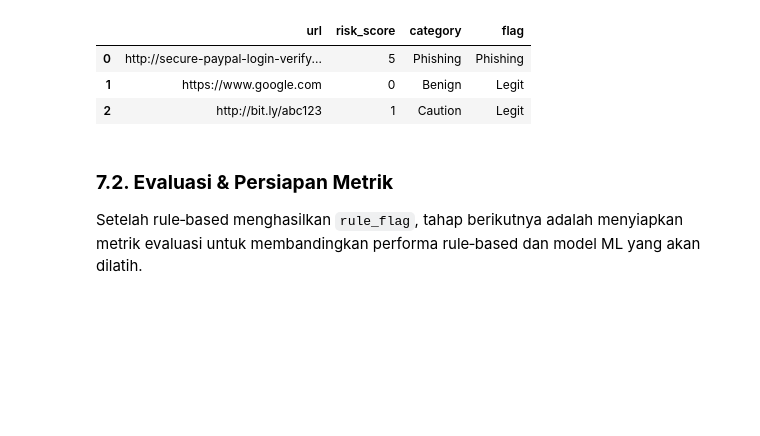
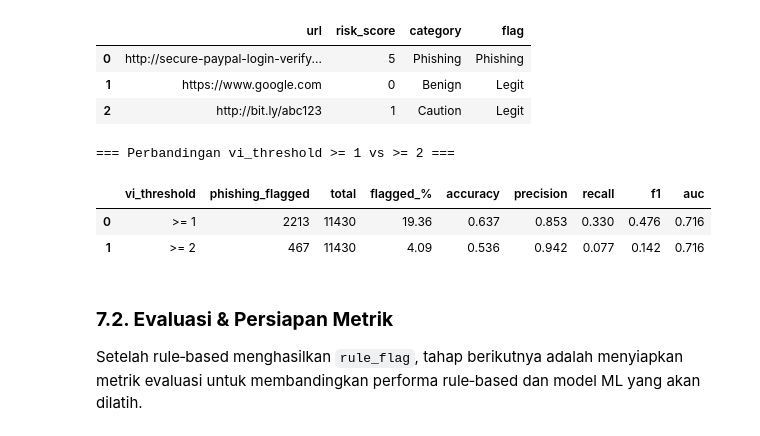
Before and after one commit to rubenmartogi/Phishing-Website-Detection-using-XGBoost-and-RFM, a Jupyter notebook: Phishing Website Detection_Models & Training.ipynb, the cells around one changed output. Saved outputs shown, nothing was run; the diff lists cells and outputs as text; code cells hidden in the pictures; blank space fills up the shorter version.

```diff
--- a/Phishing Website Detection_Models & Training.ipynb
+++ b/Phishing Website Detection_Models & Training.ipynb
@@ -459,6 +459,49 @@ Name: count, dtype: int64
 | 0 | http://secure-paypal-login-verify... | 5 | Phishing | Phishing |
 | 1 | https://www.google.com | 0 | Benign | Legit |
 | 2 | http://bit.ly/abc123 | 1 | Caution | Legit |
+# %%
+# ====== PERBANDINGAN VI_THRESHOLD >= 1 vs >= 2 ======
+from sklearn.metrics import accuracy_score, precision_score, recall_score, f1_score, roc_auc_score
+
+rows = []
+for t in [1, 2]:
+    rule1_flag_t = (vi_count >= t)
+    rule_flag_t = ((rule1_flag_t) | (risk_score >= 7)).astype(int)
+
+    acc   = accuracy_score(y_true, rule_flag_t)
+    prec  = precision_score(y_true, rule_flag_t, zero_division=0)
+    rec   = recall_score(y_true, rule_flag_t, zero_division=0)
+    f1    = f1_score(y_true, rule_flag_t, zero_division=0)
+
+    # AUC pakai risk_score sebagai proxy confidence
+    try:
+        auc = roc_auc_score(y_true, risk_score)
+    except Exception:
+        auc = None
+
+    phishing_flagged = rule_flag_t.sum()
+    total = len(rule_flag_t)
+
+    rows.append({
+        "vi_threshold": f">= {t}",
+        "phishing_flagged": phishing_flagged,
+        "total": total,
+        "flagged_%": round(phishing_flagged / total * 100, 2),
+        "accuracy": round(acc, 3),
+        "precision": round(prec, 3),
+        "recall": round(rec, 3),
+        "f1": round(f1, 3),
+        "auc": round(auc, 3) if auc else None,
+    })
+
+df_threshold_compare = pd.DataFrame(rows)
+print("=== Perbandingan vi_threshold >= 1 vs >= 2 ===")
+df_threshold_compare
+# %% [output]
+=== Perbandingan vi_threshold >= 1 vs >= 2 ===
+|  | vi_threshold | phishing_flagged | total | flagged_% | accuracy | precision | recall | f1 | auc |
+| 0 | >= 1 | 2213 | 11430 | 19.36 | 0.637 | 0.853 | 0.330 | 0.476 | 0.716 |
+| 1 | >= 2 | 467 | 11430 | 4.09 | 0.536 | 0.942 | 0.077 | 0.142 | 0.716 |
 # %% [markdown]
 ### **7.2. Evaluasi & Persiapan Metrik**
 Setelah rule‑based menghasilkan `rule_flag`, tahap berikutnya adalah menyiapkan metrik evaluasi untuk membandingkan performa rule‑based dan model ML yang akan dilatih.
```
Also changed, not shown: parts of 9 cells of this notebook, 5 other files.
